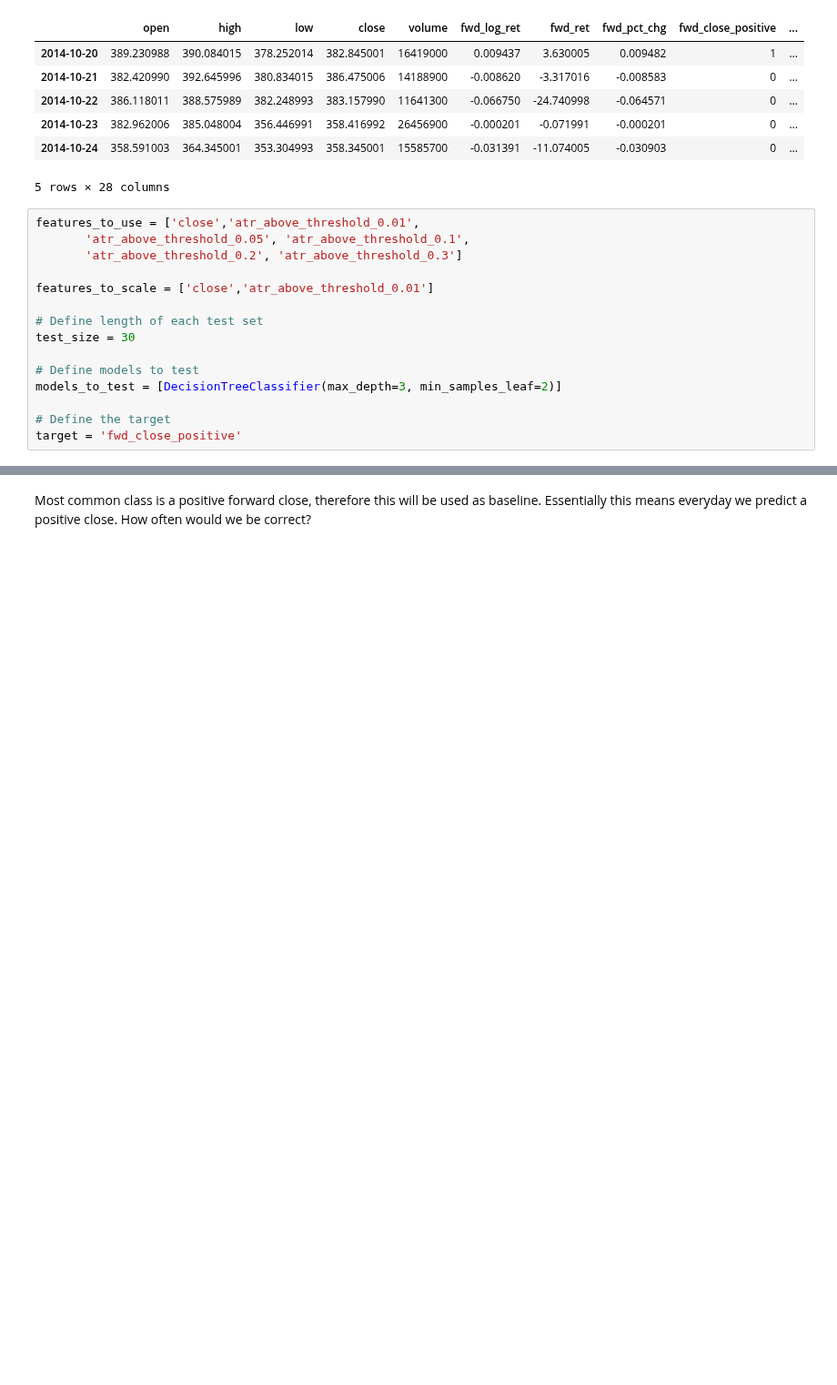
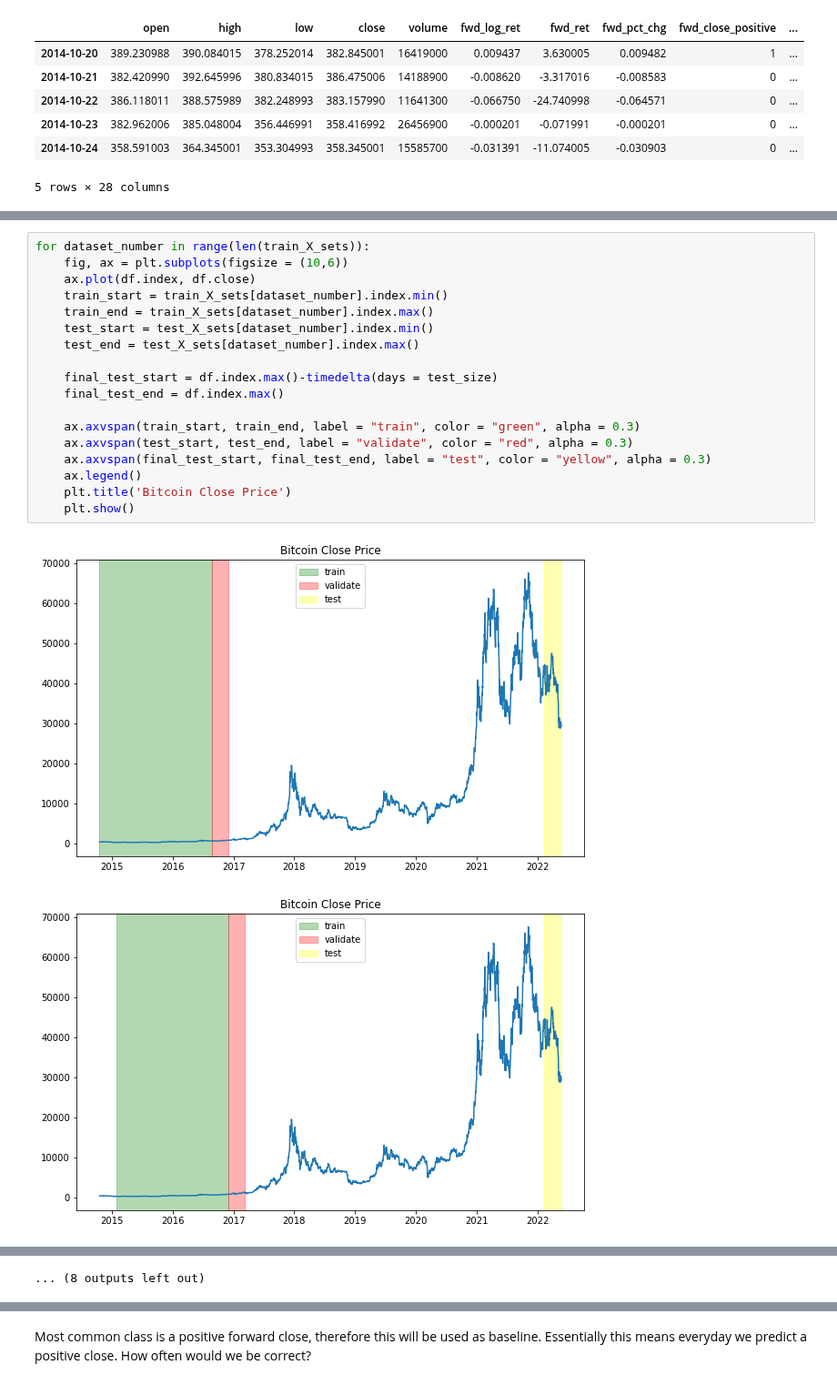
Before and after one commit to FinancialForecasters/financial_forecaster, a Jupyter notebook: explore_jesse.ipynb, the cells around one changed output, grey strips where cells are left out. Shown at 91% size. Cells and saved outputs as stored; diff of their text form; blank space fills up the shorter version.

Commit message:
Update with modeling work

```diff
--- a/explore_jesse.ipynb
+++ b/explore_jesse.ipynb
@@ -319,21 +321,6 @@ df.head(5)
 | 2014-10-23 | 382.962006 | 385.048004 | 356.446991 | 358.416992 | 26456900 | -0.000201 | -0.071991 | -0.000201 | 0 | ... |
 | 2014-10-24 | 358.591003 | 364.345001 | 353.304993 | 358.345001 | 15585700 | -0.031391 | -11.074005 | -0.030903 | 0 | ... |
 5 rows × 28 columns
-# %%
-features_to_use = ['close','atr_above_threshold_0.01',
-       'atr_above_threshold_0.05', 'atr_above_threshold_0.1',
-       'atr_above_threshold_0.2', 'atr_above_threshold_0.3']
-
-features_to_scale = ['close','atr_above_threshold_0.01']
-
-# Define length of each test set
-test_size = 30
-
-# Define models to test
-models_to_test = [DecisionTreeClassifier(max_depth=3, min_samples_leaf=2)]
-
-# Define the target
-target = 'fwd_close_positive'
 # %%
 def rolling_split_train_and_test(df, features_to_use, features_to_scale, target, num_splits = 5, test_size = 30):
     """ Splits dataset into train and test sets. Returns list of X_trains, X_tests, y_trains, y_tests
@@ -538,0 +712,21 @@ Test accuracy:  0.4666666666666667
+# %%
+for dataset_number in range(len(train_X_sets)):
+    fig, ax = plt.subplots(figsize = (10,6))
+    ax.plot(df.index, df.close)
+    train_start = train_X_sets[dataset_number].index.min()
+    train_end = train_X_sets[dataset_number].index.max()
+    test_start = test_X_sets[dataset_number].index.min()
+    test_end = test_X_sets[dataset_number].index.max()
+
+    final_test_start = df.index.max()-timedelta(days = test_size)
+    final_test_end = df.index.max()
+
+    ax.axvspan(train_start, train_end, label = "train", color = "green", alpha = 0.3)
+    ax.axvspan(test_start, test_end, label = "validate", color = "red", alpha = 0.3)
+    ax.axvspan(final_test_start, final_test_end, label = "test", color = "yellow", alpha = 0.3)
+    ax.legend()
+    plt.title('Bitcoin Close Price')
+    plt.show()
+# %% [output]
+[figure, added]
+[figure, added]
@@ -538,0 +743 @@ Test accuracy:  0.4666666666666667
+... (8 outputs left out)
```
Also changed, not shown: parts of 21 cells of this notebook.
